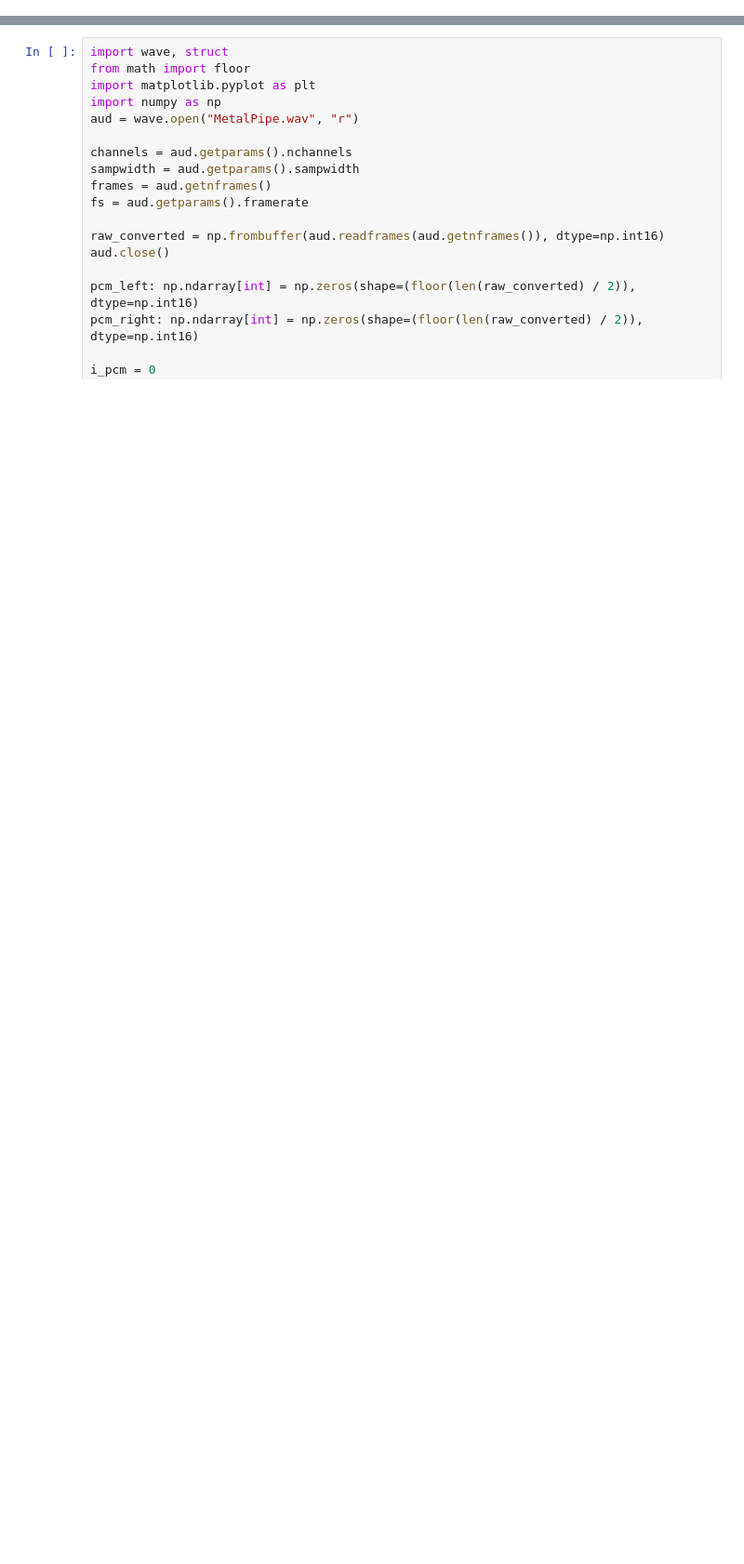
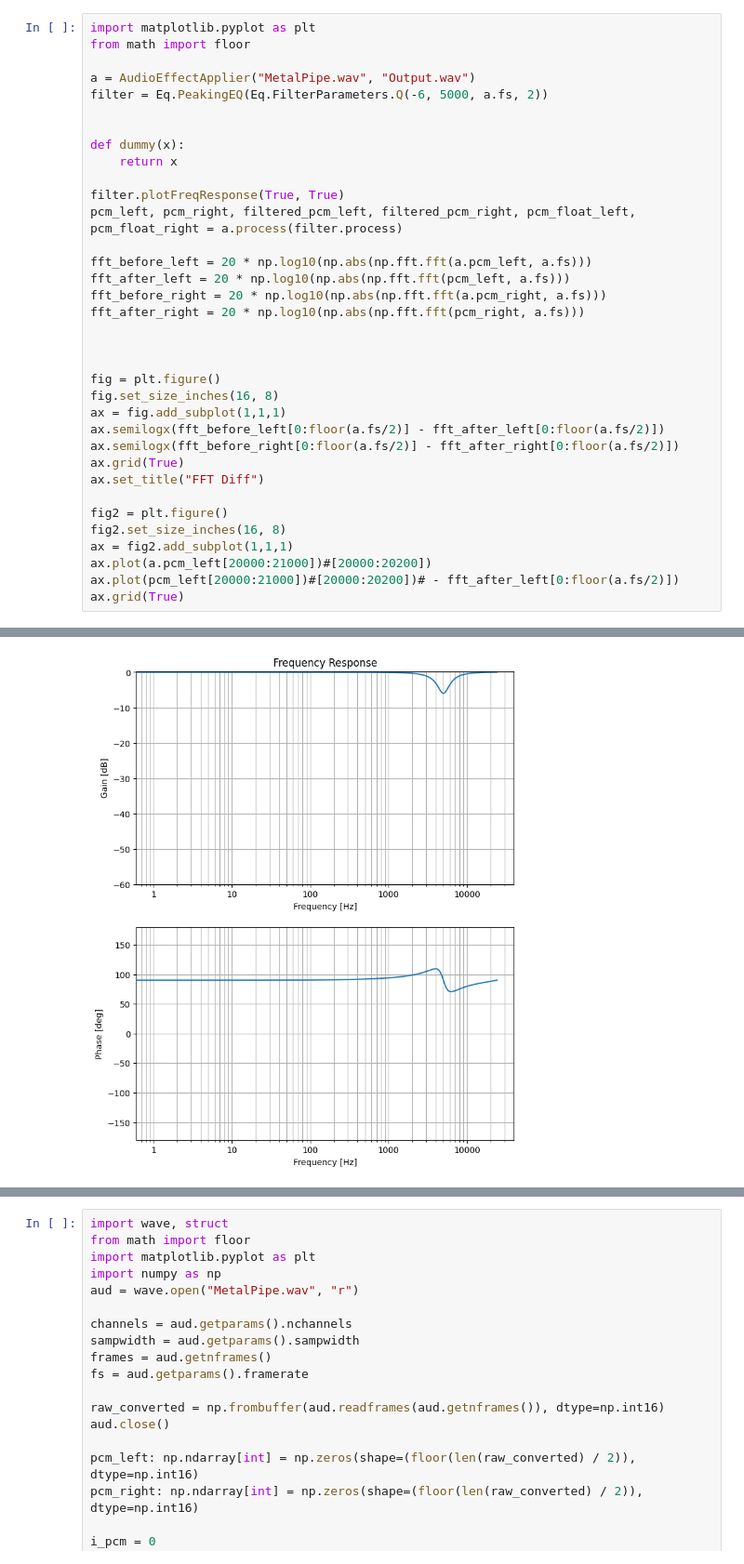
Before and after one commit to ClaesJensen/ERTS_Project_E24, a Jupyter notebook: Eq/PyhtonImplementation/Eq.ipynb, the cells around one changed output, grey strips where cells are left out. Shown at 93% size. Cells and saved outputs as stored; diff of their text form; blank space fills up the shorter version.

Commit message:
Filtering stuff

```diff
--- a/Eq/PyhtonImplementation/Eq.ipynb
+++ b/Eq/PyhtonImplementation/Eq.ipynb
@@ -110,0 +132,36 @@ IndexError: index 131516 is out of bounds for axis 0 with size 131516
+# %%
+import matplotlib.pyplot as plt
+from math import floor
+
+a = AudioEffectApplier("MetalPipe.wav", "Output.wav")
+filter = Eq.PeakingEQ(Eq.FilterParameters.Q(-6, 5000, a.fs, 2))
+
+
+def dummy(x):
+    return x
+
+filter.plotFreqResponse(True, True)
+pcm_left, pcm_right, filtered_pcm_left, filtered_pcm_right, pcm_float_left, pcm_float_right = a.process(filter.process)
+
+fft_before_left = 20 * np.log10(np.abs(np.fft.fft(a.pcm_left, a.fs)))
+fft_after_left = 20 * np.log10(np.abs(np.fft.fft(pcm_left, a.fs)))
+fft_before_right = 20 * np.log10(np.abs(np.fft.fft(a.pcm_right, a.fs)))
+fft_after_right = 20 * np.log10(np.abs(np.fft.fft(pcm_right, a.fs)))
+
+
+
+fig = plt.figure()
+fig.set_size_inches(16, 8)
+ax = fig.add_subplot(1,1,1)
+ax.semilogx(fft_before_left[0:floor(a.fs/2)] - fft_after_left[0:floor(a.fs/2)])
+ax.semilogx(fft_before_right[0:floor(a.fs/2)] - fft_after_right[0:floor(a.fs/2)])
+ax.grid(True)
+ax.set_title("FFT Diff")
+
+fig2 = plt.figure()
+fig2.set_size_inches(16, 8)
+ax = fig2.add_subplot(1,1,1)
+ax.plot(a.pcm_left[20000:21000])#[20000:20200])
+ax.plot(pcm_left[20000:21000])#[20000:20200])# - fft_after_left[0:floor(a.fs/2)])
+ax.grid(True)
+# %% [output]
@@ -110,0 +169 @@ IndexError: index 131516 is out of bounds for axis 0 with size 131516
+[figure, added]
```
Also changed, not shown: parts of 9 cells of this notebook, 3 other files.
